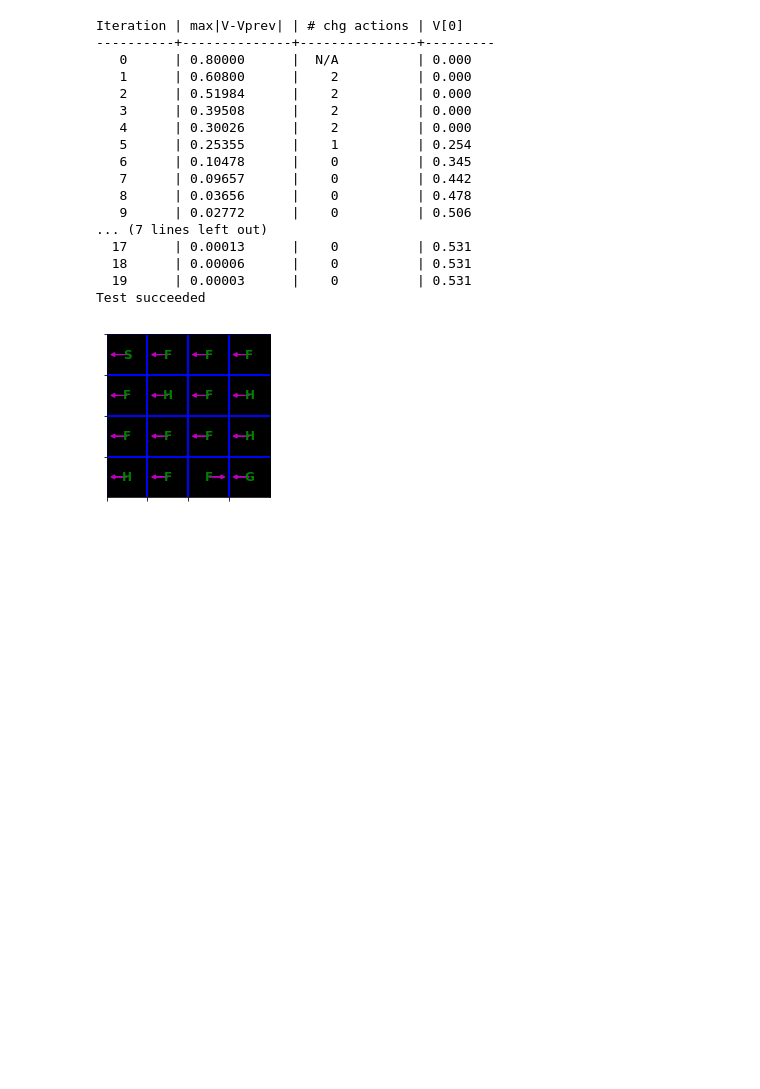
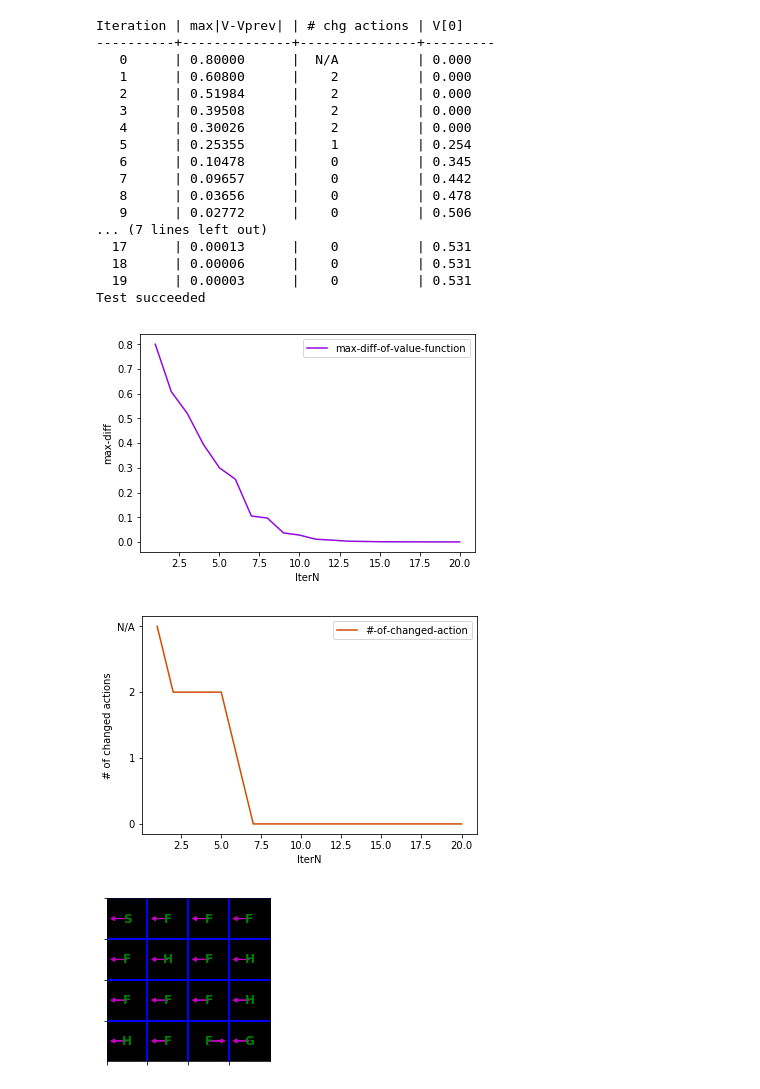
Before and after one commit to CEDL2017/homework2-MDPs, a Jupyter notebook: Lab2-MDPs.ipynb, the cells around one changed output. Drawn from its saved outputs; the diff is of its cells as text; code cells hidden in the pictures; blank space fills up the shorter version.

```diff
--- a/Lab2-MDPs.ipynb
+++ b/Lab2-MDPs.ipynb
@@ -186,7 +186,7 @@ def value_iteration(mdp, gamma, nIt, grade_print=print):
 
         # V is an ary which specify [V(0),V(1).....V(15)]
         V = np.zeros(mdp.nS)
-        pi = np.zeros(mdp.nS)
+        pi = np.zeros(mdp.nS) # initial as 'Left'
         for _, state in enumerate(states):
             # V^{(it)}(s) and Pi^{(it)}(s)
             V_ele = float("-inf")
@@ -217,6 +217,8 @@ def value_iteration(mdp, gamma, nIt, grade_print=print):
         grade_print("%4i      | %6.5f      | %4s          | %5.3f"%(it, max_diff, nChgActions, V[0]))
         Vs.append(V)
         pis.append(pi)
+        nChgActions_ary.append(nChgActions)
+        max_diff_ary.append(max_diff)
 
         # make a copy of value function
         Vprev = V
@@ -252,6 +254,8 @@ expected_output = """Iteration | max|V-Vprev| | # chg actions | V[0]
   17      | 0.00013      |    0          | 0.531
   18      | 0.00006      |    0          | 0.531
   19      | 0.00003      |    0          | 0.531"""
+max_diff_ary = []
+nChgActions_ary = []
 Vs_VI, pis_VI = value_iteration(mdp, gamma=GAMMA, nIt=20, grade_print=make_grader(expected_output))
 # %% [output]
 Iteration | max|V-Vprev| | # chg actions | V[0]
@@ -271,6 +275,39 @@ Iteration | max|V-Vprev| | # chg actions | V[0]
   18      | 0.00006      |    0          | 0.531
   19      | 0.00003      |    0          | 0.531
 Test succeeded
+# %%
+# Visualize the difference current iteration and previous iteration
+import matplotlib.pyplot as plt
+%matplotlib inline
+
+fig = plt.figure()
+cmap = plt.get_cmap('gnuplot')
+colors = [cmap(i) for i in np.linspace(0, 1, 4)]
+plt.plot(range(1,21),max_diff_ary ,color=colors[1], label='max-diff-of-value-function'.format(i=0))
+#          'ro-', label='training-RMSerr'.format(0),range(1,10),ts_rms_ary,'bo-',label='testing-RMSerr'.format(0))
+plt.legend(loc='best')
+plt.xlabel('IterN')
+plt.ylabel('max-diff')
+plt.savefig('./imgs/max-diff-value-function')
+
+plt.show()
+plt.close(fig)
+
+fig = plt.figure()
+cmap = plt.get_cmap('gnuplot')
+colors = [cmap(i) for i in np.linspace(0, 1, 4)]
+plt.plot(range(1,21),nChgActions_ary ,color=colors[2], label='#-of-changed-action'.format(i=0))
+#          'ro-', label='training-RMSerr'.format(0),range(1,10),ts_rms_ary,'bo-',label='testing-RMSerr'.format(0))
+plt.legend(loc='best')
+plt.xlabel('IterN')
+plt.ylabel('# of changed actions')
+plt.savefig('./imgs/NchgAction')
+
+plt.show()
+plt.close(fig)
+# %% [output]
+[figure, added]
+[figure, added]
 # %%
 # Visualize the estimated values and corresponding policy
 for (V, pi) in zip(Vs_VI[:10], pis_VI[:10]):
```
Also changed, not shown: 3 other files.
